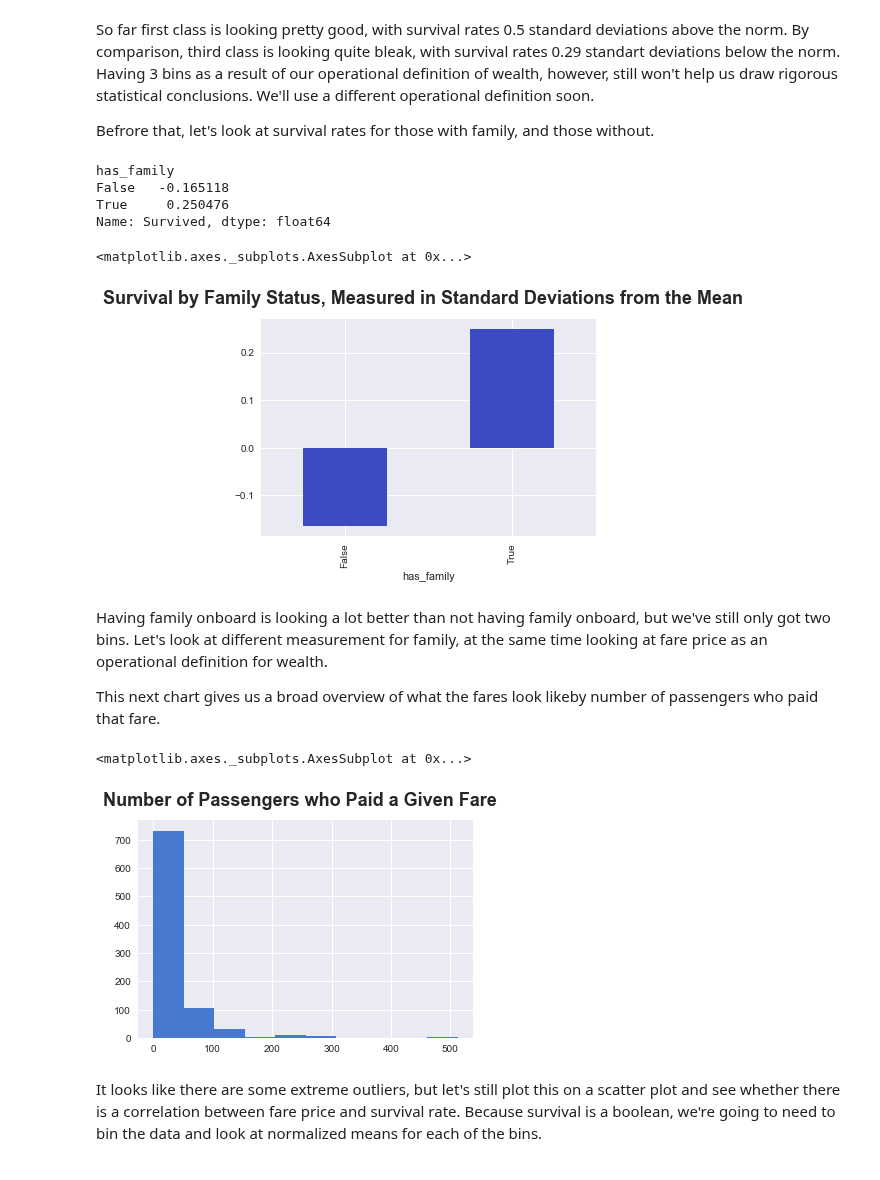
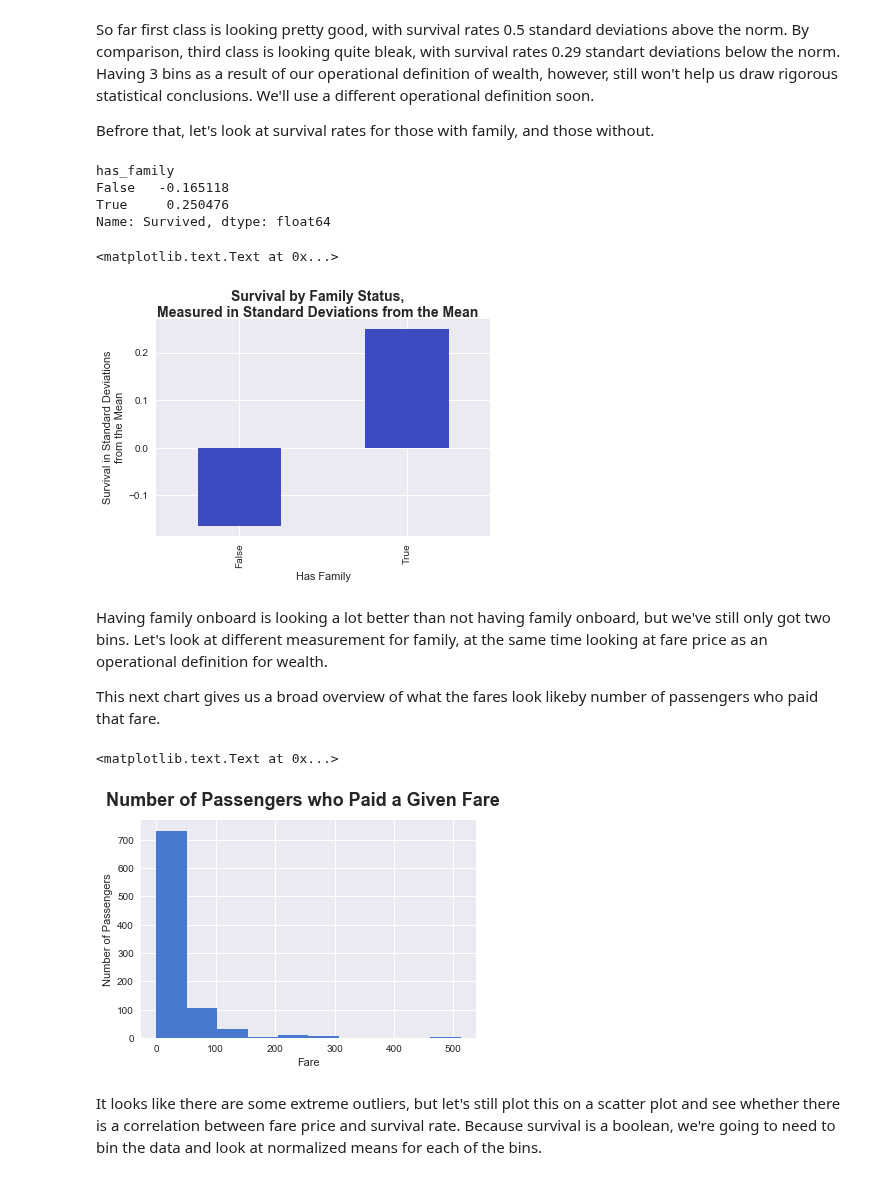
Before and after one commit to kylemeenehan/titanic-data, a Jupyter notebook: Titanic Project.ipynb, the cells around one changed output. Saved outputs shown, nothing was run; the diff lists cells and outputs as text; code cells hidden in the pictures.

```diff
--- a/Titanic Project.ipynb
+++ b/Titanic Project.ipynb
@@ -215,26 +217,30 @@ Befrore that, let's look at survival rates for those with family, and those with
 # %%
 by_family = titanic_data.groupby('has_family').mean()['Survived'].apply(normalize)
 
 print by_family
-plt.figure().suptitle('Survival by Family Status, Measured in Standard Deviations from the Mean', fontsize=18, fontweight='bold')
-by_family.plot.bar(colormap='coolwarm')
+plt.figure().suptitle('Survival by Family Status,\nMeasured in Standard Deviations from the Mean', fontsize=14, fontweight='bold')
+ax = by_family.plot.bar(colormap='coolwarm')
+ax.set_xlabel("Has Family")
+ax.set_ylabel("Survival in Standard Deviations\nfrom the Mean")
 # %% [output]
 has_family
 False   -0.165118
 True     0.250476
 Name: Survived, dtype: float64
-<matplotlib.axes._subplots.AxesSubplot at 0x...>
+<matplotlib.text.Text at 0x...>
-[figure, old version]
+[figure, new version]
 # %% [markdown]
 Having family onboard is looking a lot better than not having family onboard, but we've still only got two bins. Let's look at different measurement for family, at the same time looking at fare price as an operational definition for wealth.
 
 This next chart gives us a broad overview of what the fares look likeby number of passengers who paid that fare.
 # %%
 plt.figure().suptitle('Number of Passengers who Paid a Given Fare', fontsize=18, fontweight='bold')
-titanic_data['Fare'].hist()
+ax = titanic_data['Fare'].hist()
+ax.set_xlabel("Fare")
+ax.set_ylabel("Number of Passengers")
 # %% [output]
-<matplotlib.axes._subplots.AxesSubplot at 0x...>
+<matplotlib.text.Text at 0x...>
-[figure, old version]
+[figure, new version]
 # %% [markdown]
 It looks like there are some extreme outliers, but let's still plot this on a scatter plot and see whether there is a correlation between fare price and survival rate. Because survival is a boolean, we're going to need to bin the data and look at normalized means for each of the bins.
 # %%
```
Also changed, not shown: parts of 7 cells of this notebook.
